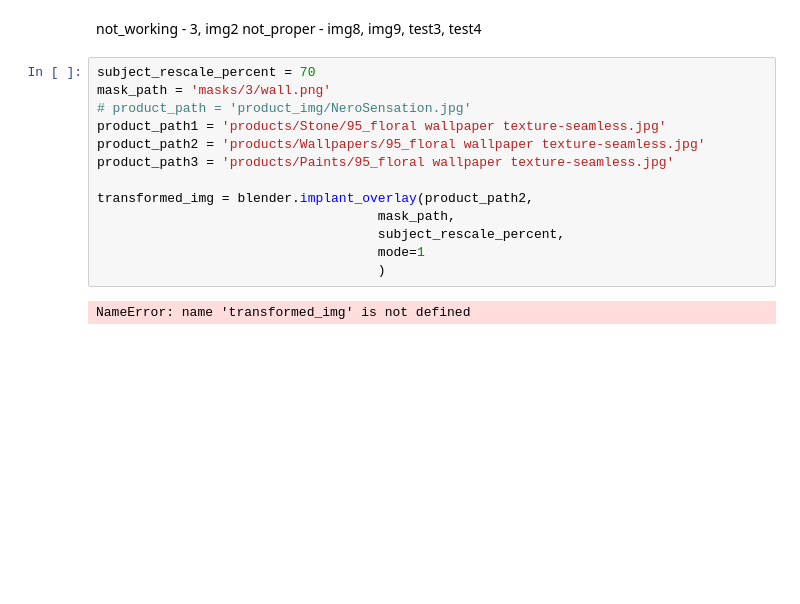
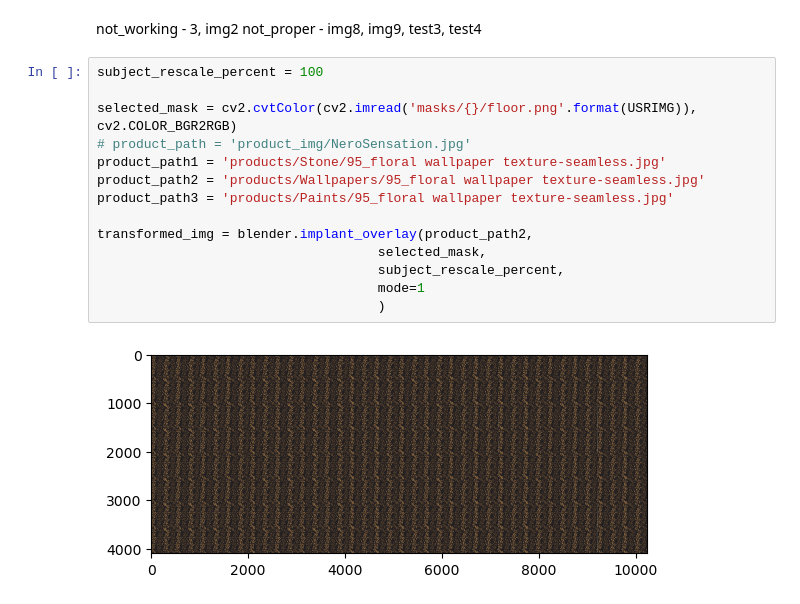
Before and after one commit to Karan-00-11/mfs, a Jupyter notebook: final_client_version/overlayer.ipynb, the cells around one changed output. Saved outputs shown, nothing was run; the diff lists cells and outputs as text; blank space fills up the shorter version.

```diff
--- a/final_client_version/overlayer.ipynb
+++ b/final_client_version/overlayer.ipynb
@@ -234,20 +285,21 @@ et = time.time()
 not_working - 3, img2
 not_proper - img8, img9, test3, test4
 # %%
-subject_rescale_percent = 70
-mask_path = 'masks/3/wall.png'
+subject_rescale_percent = 100
+
+selected_mask = cv2.cvtColor(cv2.imread('masks/{}/floor.png'.format(USRIMG)), cv2.COLOR_BGR2RGB)
 # product_path = 'product_img/NeroSensation.jpg'
 product_path1 = 'products/Stone/95_floral wallpaper texture-seamless.jpg'
 product_path2 = 'products/Wallpapers/95_floral wallpaper texture-seamless.jpg'
 product_path3 = 'products/Paints/95_floral wallpaper texture-seamless.jpg'
 
 transformed_img = blender.implant_overlay(product_path2,
-                                    mask_path,
+                                    selected_mask,
                                     subject_rescale_percent,
                                     mode=1
                                     )
 # %% [output]
-NameError: name 'transformed_img' is not defined
+[figure, added]
 # %%
 plt.imshow(transformed_img)
 # %% [output]
```
Also changed, not shown: parts of 5 cells of this notebook, 3 other files.
